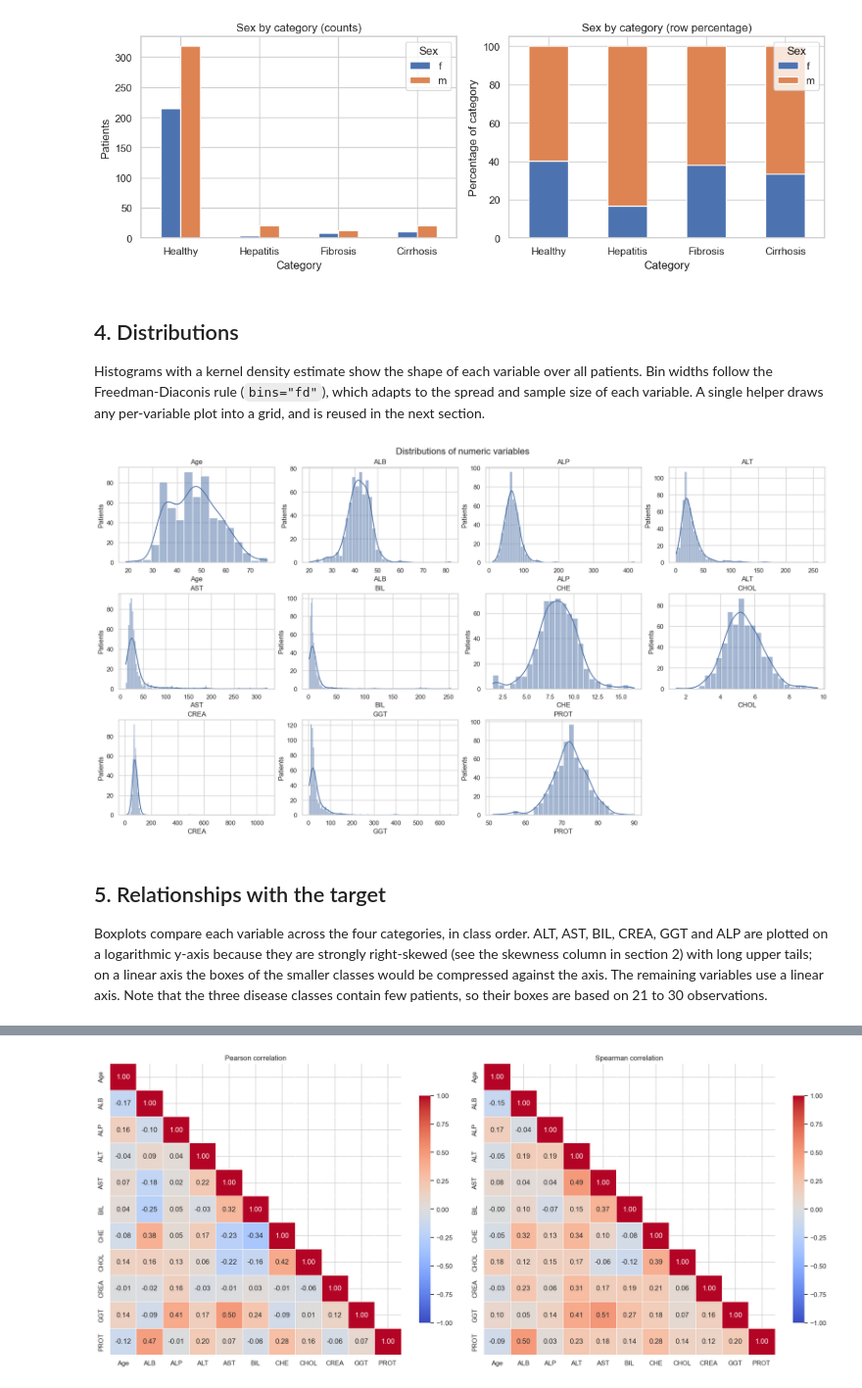
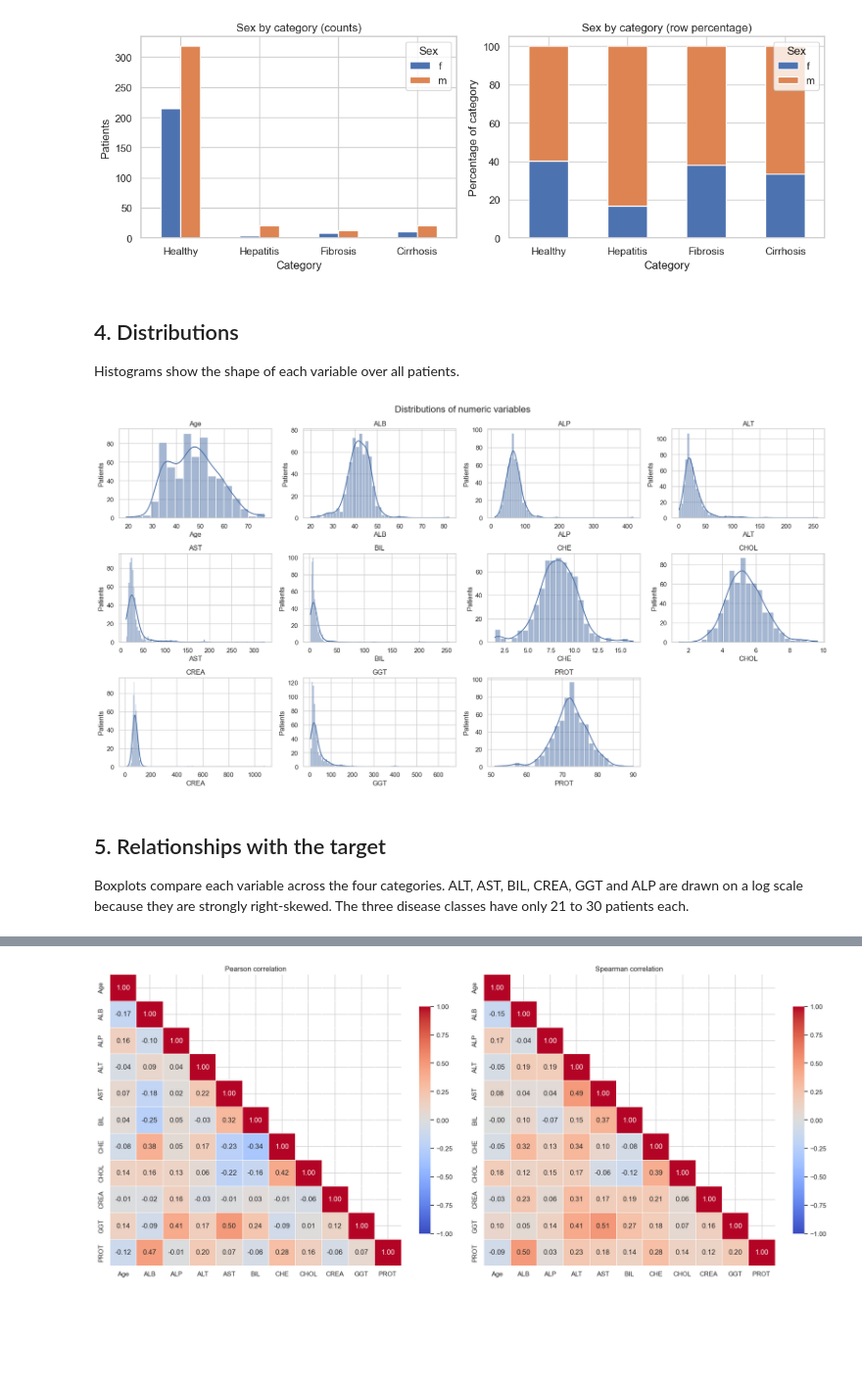
Before and after one commit to omaralhajjaj4-star/hcv-ML-DS-project, a Jupyter notebook: eda.ipynb, the cells around one changed output, grey strips where cells are left out. Shown at 98% size. Drawn from its saved outputs; the diff is of its cells as text; code cells hidden in the pictures; blank space fills up the shorter version.

```diff
--- a/eda.ipynb
+++ b/eda.ipynb
@@ -223,57 +223,31 @@ plt.show()
 # %% [markdown]
 ## 4. Distributions
 
-Histograms with a kernel density estimate show the shape of each variable over all patients. Bin widths follow the Freedman-Diaconis rule (`bins="fd"`), which adapts to the spread and sample size of each variable. A single helper draws any per-variable plot into a grid, and is reused in the next section.
+Histograms show the shape of each variable over all patients.
 # %%
-def plot_grid(data, columns, kind, title, n_cols=N_COLS, height=3.2):
-    """Draw a histogram or boxplot panel for every column in a grid."""
-    # Work out how many rows are needed and create the panels.
-    n_rows = int(np.ceil(len(columns) / n_cols))
-    fig, axes = plt.subplots(
-        n_rows, n_cols, figsize=(4.5 * n_cols, height * n_rows),
-        constrained_layout=True,
-    )
+# distribution plots (4 per row)
+n_rows = int(np.ceil(len(NUMERIC_COLS) / N_COLS))
+fig, axes = plt.subplots(n_rows, N_COLS, figsize=(18, 3.2 * n_rows))
+axes = axes.flatten()
 
-    # Fill one panel per variable.
-    for ax, column in zip(axes.flat, columns):
-        if kind == "hist":
-            # Histogram over all patients with a smooth density curve.
-            sns.histplot(
-                data[column], bins="fd", kde=True, color="#4a6fa5", ax=ax
-            )
-            ax.set_xlabel(column)
-            ax.set_ylabel("Patients")
-        else:
-            # One box per category, in class order and fixed colours.
-            sns.boxplot(
-                data=data, x="Category", y=column, hue="Category",
-                order=CLASS_ORDER, hue_order=CLASS_ORDER,
-                palette=PALETTE, legend=False, fliersize=2, ax=ax,
-            )
-            # Skewed variables get a log axis so small boxes stay visible.
-            if column in LOG_COLS:
-                ax.set_yscale("log")
-                ax.set_ylabel(f"{column} (log scale)")
-            else:
-                ax.set_ylabel(column)
-            ax.set_xlabel("Category")
-            ax.tick_params(axis="x", rotation=30)
-        ax.set_title(column)
+# loop through each variable
+for i, col in enumerate(NUMERIC_COLS):
+    sns.histplot(df[col], bins="fd", kde=True, color="#4a6fa5", ax=axes[i])
+    axes[i].set_title(col)
+    axes[i].set_ylabel("Patients")
 
-    # Hide unused panels in the last row.
-    for ax in list(axes.flat)[len(columns):]:
-        ax.set_visible(False)
-    fig.suptitle(title, fontsize=16)
-    return fig
+# remove empty subplots
+for j in range(i + 1, len(axes)):
+    fig.delaxes(axes[j])
 
-
-# Histogram grid for all 11 variables.
-plot_grid(df, NUMERIC_COLS, "hist", "Distributions of numeric variables")
+# formatting full figure
+plt.suptitle("Distributions of numeric variables", fontsize=16)
+plt.tight_layout()
 plt.show()
 # %% [output]
-[figure, old version]
+[figure, new version]
 # %% [markdown]
 ## 5. Relationships with the target
 
-Boxplots compare each variable across the four categories, in class order. ALT, AST, BIL, CREA, GGT and ALP are plotted on a logarithmic y-axis because they are strongly right-skewed (see the skewness column in section 2) with long upper tails; on a linear axis the boxes of the smaller classes would be compressed against the axis. The remaining variables use a linear axis. Note that the three disease classes contain few patients, so their boxes are based on 21 to 30 observations.
+Boxplots compare each variable across the four categories. ALT, AST, BIL, CREA, GGT and ALP are drawn on a log scale because they are strongly right-skewed. The three disease classes have only 21 to 30 patients each.
 # %%
```
Also changed, not shown: parts of 18 cells of this notebook, 12 other files.
